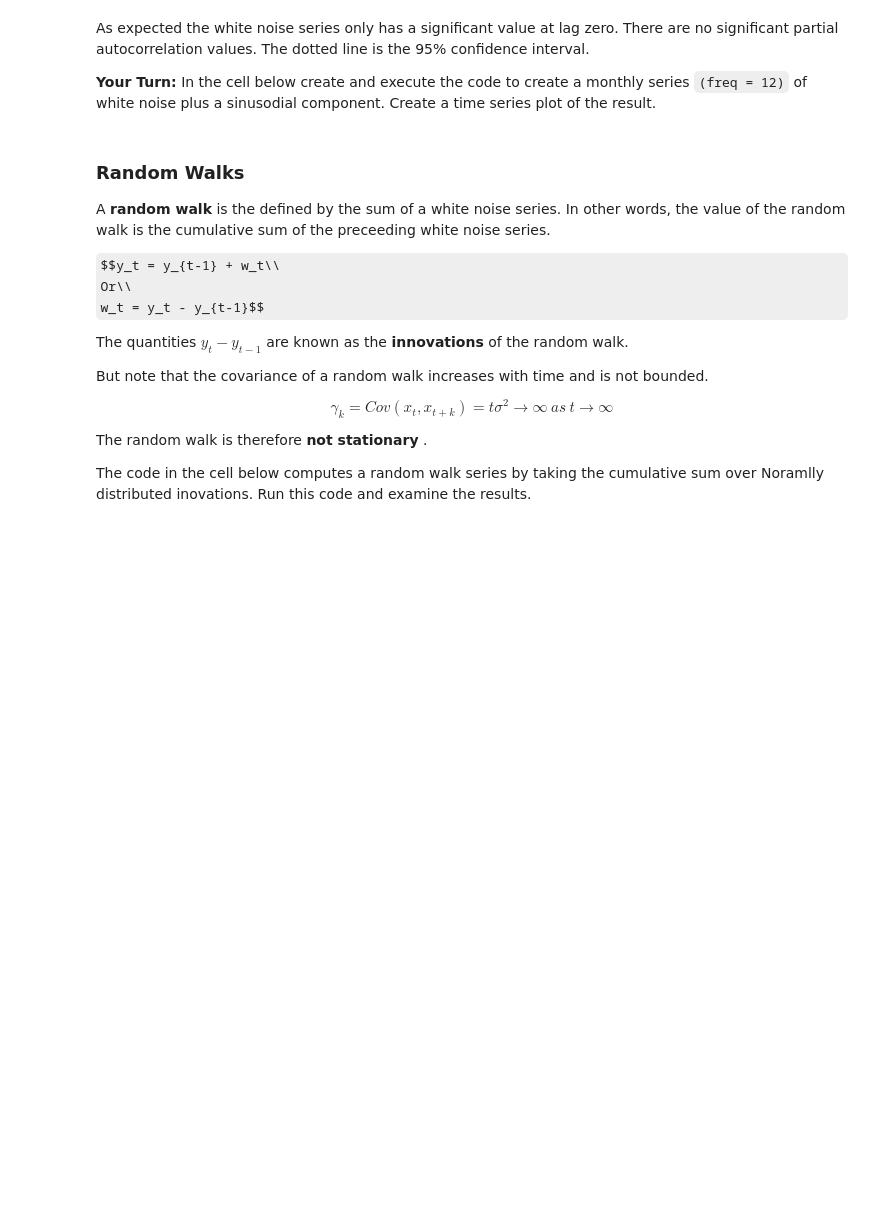
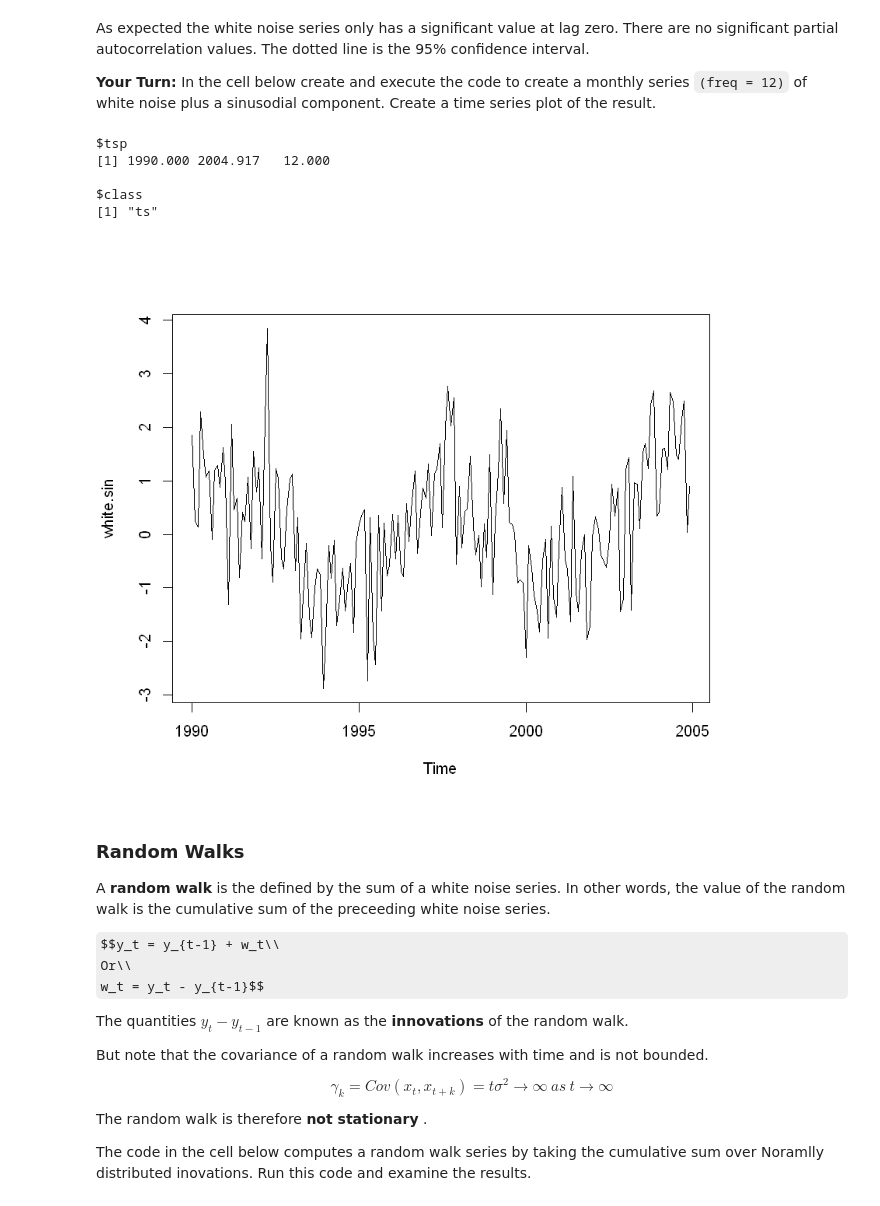
Before and after one commit to StephenElston/DataScience350, a Jupyter notebook: Lecture8/IntroToTimeSeries.ipynb, the cells around one changed output. Drawn from its saved outputs; the diff is of its cells as text; code cells hidden in the pictures; some formulas as TeX source; blank space fills up the shorter version.

```diff
--- a/Lecture8/IntroToTimeSeries.ipynb
+++ b/Lecture8/IntroToTimeSeries.ipynb
@@ -165,6 +188,21 @@ plot.acf <- function(df, col = 'remainder', is.df =TRUE){
 As expected the white noise series only has a significant value at lag zero. There are no significant partial autocorrelation values. The dotted line is the 95% confidence interval.
 
 **Your Turn:** In the cell below create and execute the code to create a monthly series `(freq = 12)` of white noise plus a sinusodial component. Create a time series plot of the result.
+# %%
+ts.white.sin = function(n, mean = 0.0, sd = 1.0, start = 1990, freq = 12){
+  sin.vals = 1 * sin(1:n/freq)
+  ts((rnorm(n, mean = mean, sd = sd) + sin.vals), start = start, freq = 12)
+}
+white.sin = ts.white.sin(180)
+attributes(white.sin)
+plot(white.sin)
+# %% [output]
+$tsp
+[1] 1990.000 2004.917   12.000
+
+$class
+[1] "ts"
+[figure, added]
 # %% [markdown]
 ### Random Walks
 
```
Also changed, not shown: parts of 33 cells of this notebook, 1 other file.
